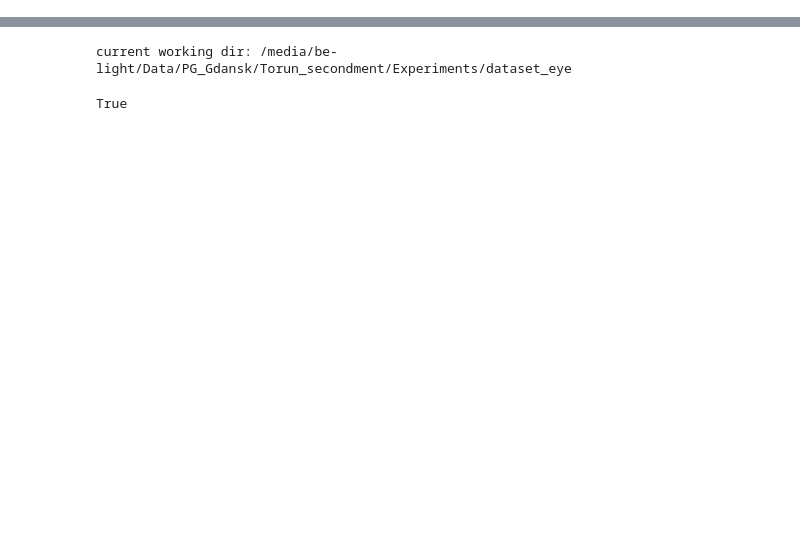
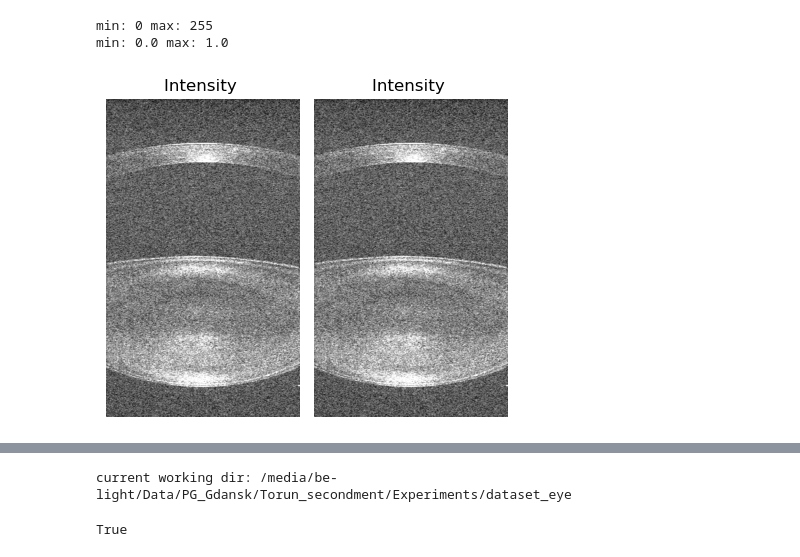
Before and after one commit to usmanraza121/SegOCT_BioLab, a Jupyter notebook: annotation.ipynb, the cells around one changed output, grey strips where cells are left out. Saved outputs shown, nothing was run; the diff lists cells and outputs as text; code cells hidden in the pictures; blank space fills up the shorter version.

```diff
--- a/annotation.ipynb
+++ b/annotation.ipynb
@@ -0,0 +1,44 @@
+# %%
+import numpy as np
+import matplotlib.pyplot as plt
+import cv2 as cv2
+
+H, W = 4096, 850
+intensity = np.fromfile("/media/be-light/Data/PG_Gdansk/Torun_secondment/Experiments/dataset_eye/new data/ROC/CN029_FK_24_M/OS/6-0D/6/Vertical/Intensity.bin", dtype=np.float64)
+# print("intensity size:", intensity.size, intensity.dtype, intensity.min(), intensity.max())
+# intensity= intensity[:H*W].reshape(W, H).T
+intensity= intensity[:H*W]
+intensity= intensity.reshape(W, H).T
+
+low, high = np.percentile(intensity, (1, 99))
+intensity_clipped = np.clip(intensity, low, high)
+intensity1 = (intensity_clipped - low) / (high - low)
+intensity1 = (intensity1[:1400, :]*255).astype(np.uint8)
+
+print('min:', intensity1.min(), 'max:', intensity1.max())
+intensity2 = (intensity1 - np.min(intensity1)) / (np.max(intensity1) - np.min(intensity1))
+print('min:', intensity2.min(), 'max:', intensity2.max())
+cv2.imwrite("/media/be-light/Data/PG_Gdansk/Torun_secondment/Experiments/dataset_eye/new data/intensity2.png", (intensity1 * 255).astype(np.uint8))
+
+plt.subplot(1,3,1)
+plt.title("Intensity ")
+plt.imshow(intensity1 , cmap="gray")
+plt.axis("off")
+
+plt.subplot(1,3,2)
+plt.title("Intensity ")
+plt.imshow(intensity2, cmap="gray")
+# plt.colorbar()
+plt.axis("off")
+
+# plt.subplot(1,3,3)
+# plt.title("Segmentation Mask")
+# plt.imshow(interns, cmap="tab20")  # colorful labels
+# # plt.axis("off")
+
+plt.tight_layout()
+plt.show()
+# %% [output]
+min: 0 max: 255
+min: 0.0 max: 1.0
+[figure, added]
```
Also changed, not shown: parts of 9 cells of this notebook, 1 other file.
